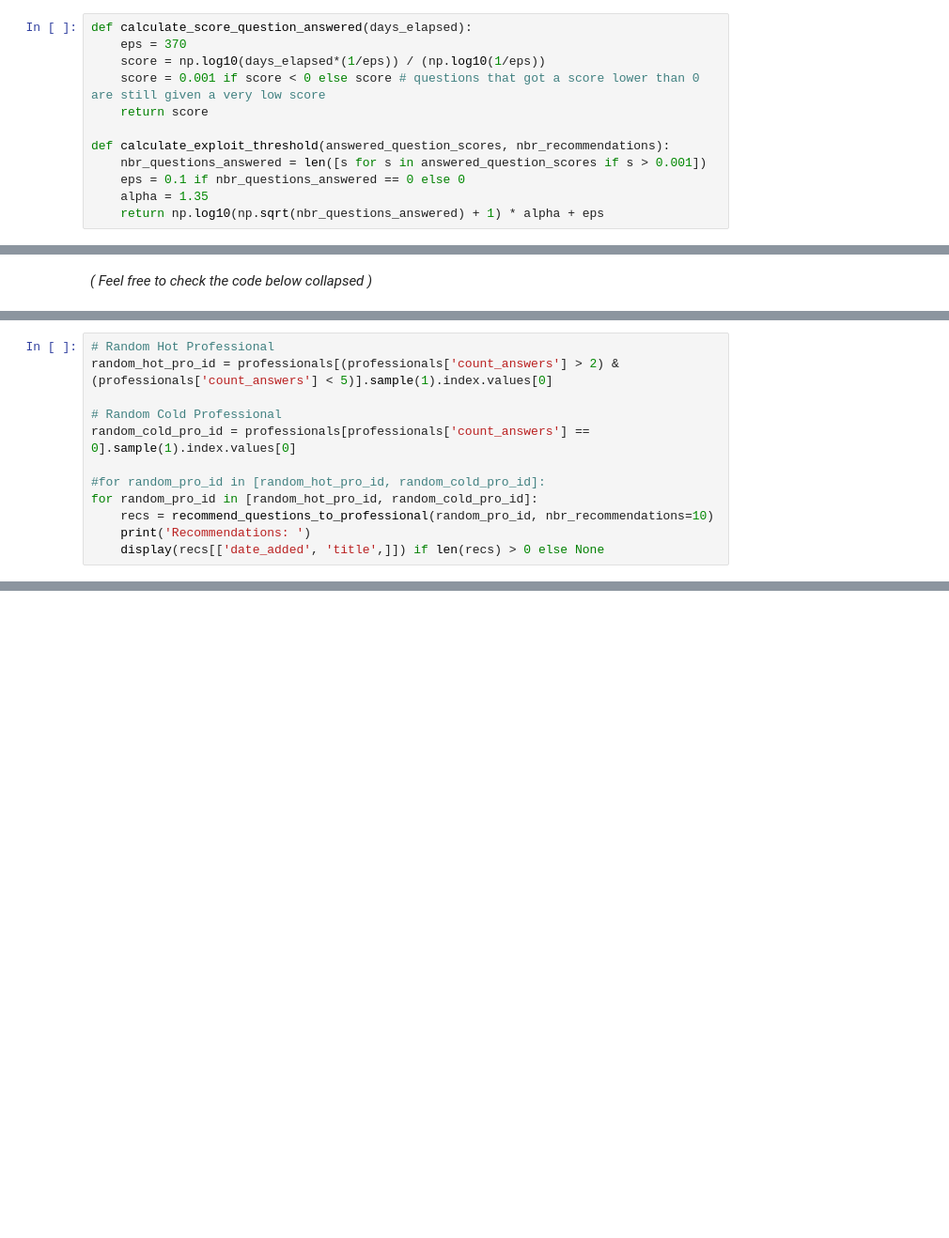
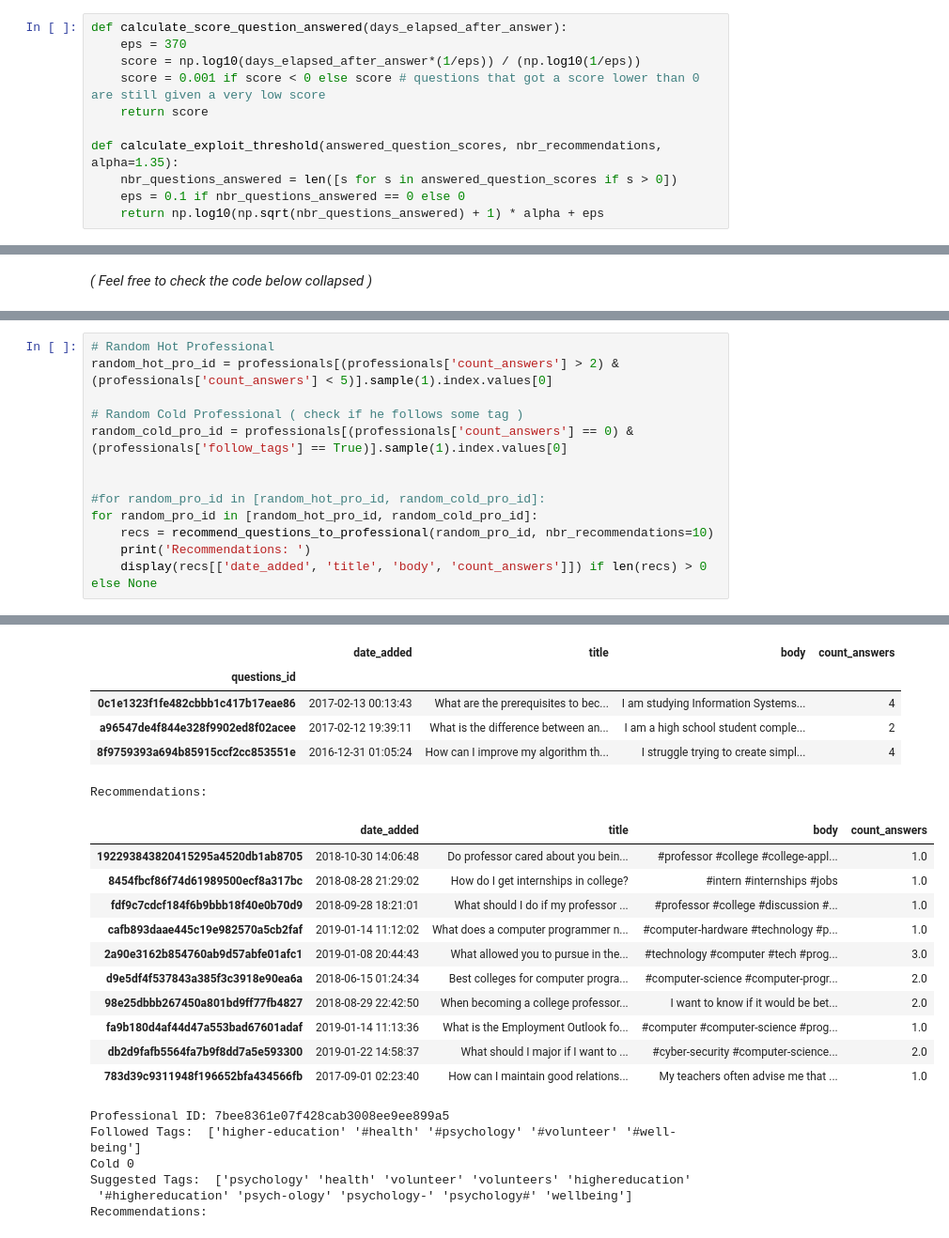
Before and after one commit to elhamza9/career-village-recommender-system, a Jupyter notebook: epsilon-greedy-latent-recommender.ipynb, the cells around one changed output, grey strips where cells are left out. Shown: that part at 94% size. Drawn from its saved outputs; the diff is of its cells as text; blank space fills up the shorter version.

```diff
--- a/epsilon-greedy-latent-recommender.ipynb
+++ b/epsilon-greedy-latent-recommender.ipynb
@@ -523,16 +764,15 @@ where:
 
 Below is the implementation of the two formulas:
 # %%
-def calculate_score_question_answered(days_elapsed):
+def calculate_score_question_answered(days_elapsed_after_answer):
     eps = 370
-    score = np.log10(days_elapsed*(1/eps)) / (np.log10(1/eps))
+    score = np.log10(days_elapsed_after_answer*(1/eps)) / (np.log10(1/eps))
     score = 0.001 if score < 0 else score # questions that got a score lower than 0 are still given a very low score
     return score
 
-def calculate_exploit_threshold(answered_question_scores, nbr_recommendations):
-    nbr_questions_answered = len([s for s in answered_question_scores if s > 0.001])
+def calculate_exploit_threshold(answered_question_scores, nbr_recommendations, alpha=1.35):
+    nbr_questions_answered = len([s for s in answered_question_scores if s > 0])
     eps = 0.1 if nbr_questions_answered == 0 else 0
-    alpha = 1.35
     return np.log10(np.sqrt(nbr_questions_answered) + 1) * alpha + eps
 # %% [markdown]
 **The next snippet of code builds the recommendation engine using two main functions:**
@@ -719,12 +796,0 @@ def recommend_questions_to_professional(pro_id, nbr_recommendations=10):
-# %%
-# Random Hot Professional
-random_hot_pro_id = professionals[(professionals['count_answers'] > 2) & (professionals['count_answers'] < 5)].sample(1).index.values[0]
-
-# Random Cold Professional
-random_cold_pro_id = professionals[professionals['count_answers'] == 0].sample(1).index.values[0]
-
-#for random_pro_id in [random_hot_pro_id, random_cold_pro_id]:
-for random_pro_id in [random_hot_pro_id, random_cold_pro_id]:
-    recs = recommend_questions_to_professional(random_pro_id, nbr_recommendations=10)
-    print('Recommendations: ')
-    display(recs[['date_added', 'title',]]) if len(recs) > 0 else None
@@ -907,0 +981,14 @@ Some recommendations for future improvements:
+# %%
+# Random Hot Professional
+random_hot_pro_id = professionals[(professionals['count_answers'] > 2) & (professionals['count_answers'] < 5)].sample(1).index.values[0]
+
+# Random Cold Professional ( check if he follows some tag )
+random_cold_pro_id = professionals[(professionals['count_answers'] == 0) & (professionals['follow_tags'] == True)].sample(1).index.values[0]
+
+
+#for random_pro_id in [random_hot_pro_id, random_cold_pro_id]:
+for random_pro_id in [random_hot_pro_id, random_cold_pro_id]:
+    recs = recommend_questions_to_professional(random_pro_id, nbr_recommendations=10)
+    print('Recommendations: ')
+    display(recs[['date_added', 'title', 'body', 'count_answers']]) if len(recs) > 0 else None
+# %% [output]
@@ -907,0 +999,23 @@ Some recommendations for future improvements:
+|  | date_added | title | body | count_answers |
+| questions_id |  |  |  |  |
+| 0c1e1323f1fe482cbbb1c417b17eae86 | 2017-02-13 00:13:43 | What are the prerequisites to bec... | I am studying Information Systems... | 4 |
+| a96547de4f844e328f9902ed8f02acee | 2017-02-12 19:39:11 | What is the difference between an... | I am a high school student comple... | 2 |
+| 8f9759393a694b85915ccf2cc853551e | 2016-12-31 01:05:24 | How can I improve my algorithm th... | I struggle trying to create simpl... | 4 |
+Recommendations:
+|  | date_added | title | body | count_answers |
+| 192293843820415295a4520db1ab8705 | 2018-10-30 14:06:48 | Do professor cared about you bein... | #professor #college #college-appl... | 1.0 |
+| 8454fbcf86f74d61989500ecf8a317bc | 2018-08-28 21:29:02 | How do I get internships in college? | #intern #internships #jobs | 1.0 |
+| fdf9c7cdcf184f6b9bbb18f40e0b70d9 | 2018-09-28 18:21:01 | What should I do if my professor ... | #professor #college #discussion #... | 1.0 |
+| cafb893daae445c19e982570a5cb2faf | 2019-01-14 11:12:02 | What does a computer programmer n... | #computer-hardware #technology #p... | 1.0 |
+| 2a90e3162b854760ab9d57abfe01afc1 | 2019-01-08 20:44:43 | What allowed you to pursue in the... | #technology #computer #tech #prog... | 3.0 |
+| d9e5df4f537843a385f3c3918e90ea6a | 2018-06-15 01:24:34 | Best colleges for computer progra... | #computer-science #computer-progr... | 2.0 |
+| 98e25dbbb267450a801bd9ff77fb4827 | 2018-08-29 22:42:50 | When becoming a college professor... | I want to know if it would be bet... | 2.0 |
+| fa9b180d4af44d47a553bad67601adaf | 2019-01-14 11:13:36 | What is the Employment Outlook fo... | #computer #computer-science #prog... | 1.0 |
+| db2d9fafb5564fa7b9f8dd7a5e593300 | 2019-01-22 14:58:37 | What should I major if I want to ... | #cyber-security #computer-science... | 2.0 |
+| 783d39c9311948f196652bfa434566fb | 2017-09-01 02:23:40 | How can I maintain good relations... | My teachers often advise me that ... | 1.0 |
+Professional ID: 7bee8361e07f428cab3008ee9ee899a5
+Followed Tags:  ['higher-education' '#health' '#psychology' '#volunteer' '#well-being']
+Cold 0
+Suggested Tags:  ['psychology' 'health' 'volunteer' 'volunteers' 'highereducation'
+ '#highereducation' 'psych-ology' 'psychology-' 'psychology#' 'wellbeing']
+Recommendations:
```
Also changed, not shown: parts of 86 cells of this notebook.
